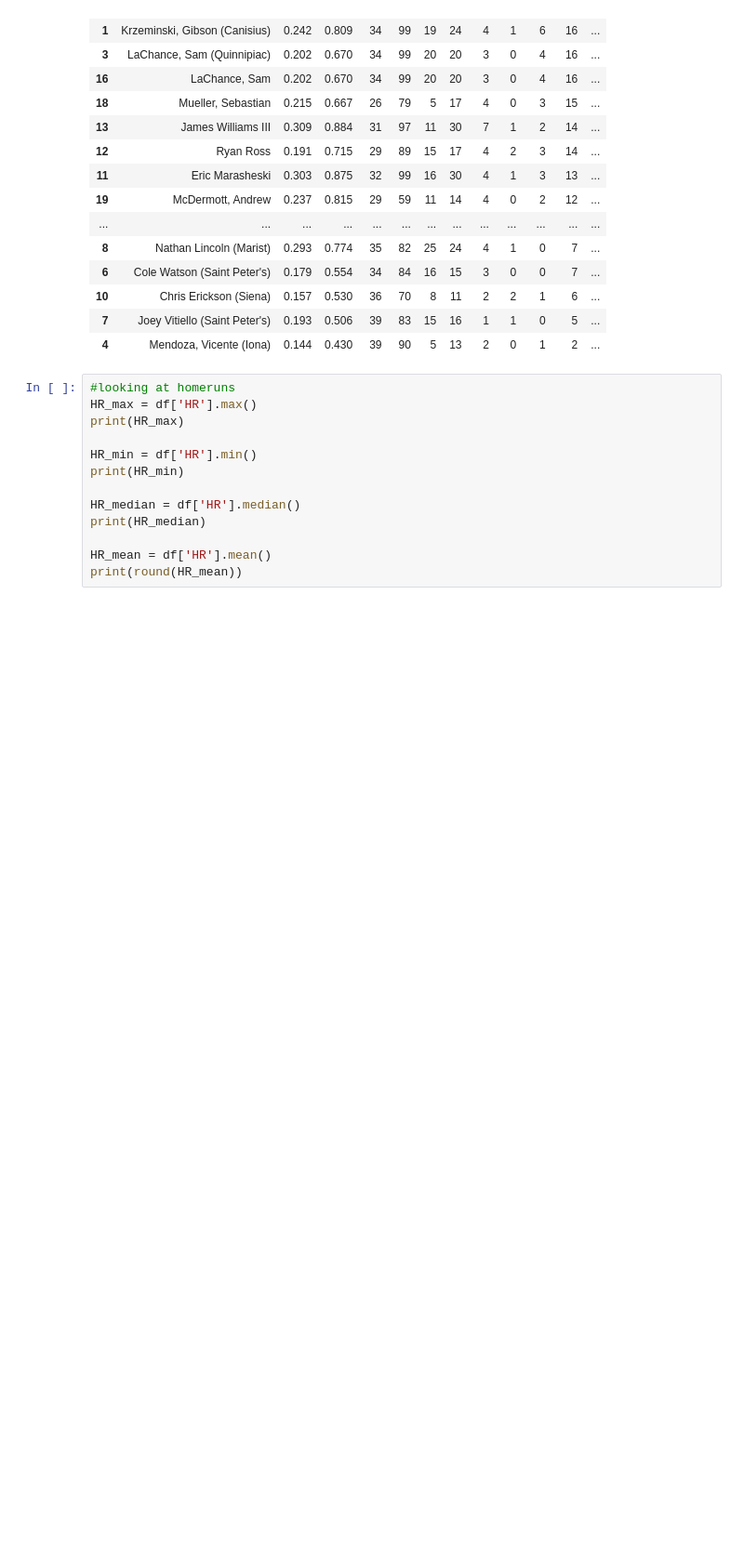
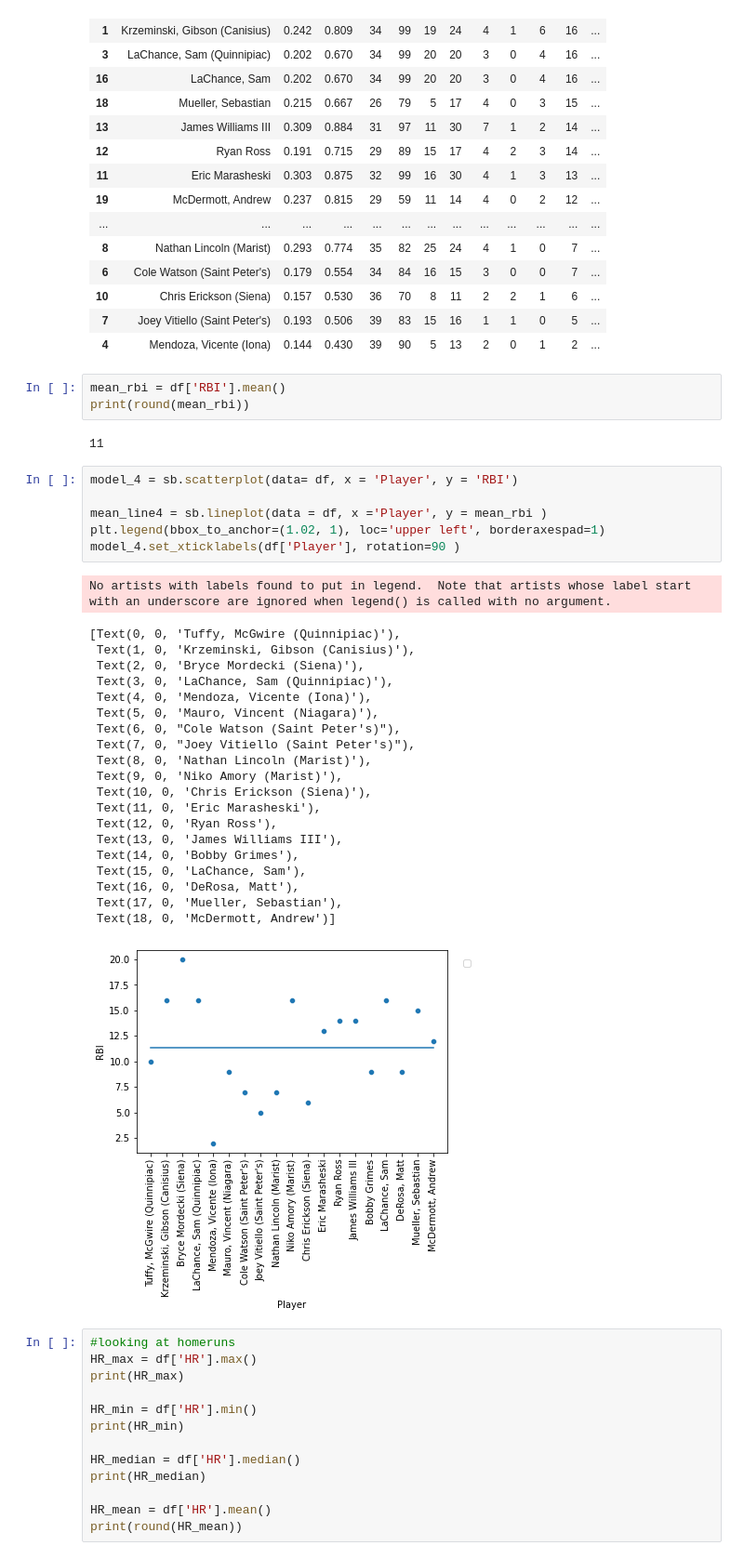
Before and after one commit to MicahlDeRosa/stats_overview, a Jupyter notebook: final_stats.ipynb, the cells around one changed output. Shown at 93% size. Drawn from its saved outputs; the diff is of its cells as text; blank space fills up the shorter version.

```diff
--- a/final_stats.ipynb
+++ b/final_stats.ipynb
@@ -292,6 +320,39 @@ df_rbi
 | 10 | Chris Erickson (Siena) | 0.157 | 0.530 | 36 | 70 | 8 | 11 | 2 | 2 | 1 | 6 | ... |
 | 7 | Joey Vitiello (Saint Peter's) | 0.193 | 0.506 | 39 | 83 | 15 | 16 | 1 | 1 | 0 | 5 | ... |
 | 4 | Mendoza, Vicente (Iona) | 0.144 | 0.430 | 39 | 90 | 5 | 13 | 2 | 0 | 1 | 2 | ... |
+# %%
+mean_rbi = df['RBI'].mean()
+print(round(mean_rbi))
+# %% [output]
+11
+# %%
+model_4 = sb.scatterplot(data= df, x = 'Player', y = 'RBI')
+
+mean_line4 = sb.lineplot(data = df, x ='Player', y = mean_rbi )
+plt.legend(bbox_to_anchor=(1.02, 1), loc='upper left', borderaxespad=1)
+model_4.set_xticklabels(df['Player'], rotation=90 )
+# %% [output]
+No artists with labels found to put in legend.  Note that artists whose label start with an underscore are ignored when legend() is called with no argument.
+[Text(0, 0, 'Tuffy, McGwire (Quinnipiac)'),
+ Text(1, 0, 'Krzeminski, Gibson (Canisius)'),
+ Text(2, 0, 'Bryce Mordecki (Siena)'),
+ Text(3, 0, 'LaChance, Sam (Quinnipiac)'),
+ Text(4, 0, 'Mendoza, Vicente (Iona)'),
+ Text(5, 0, 'Mauro, Vincent (Niagara)'),
+ Text(6, 0, "Cole Watson (Saint Peter's)"),
+ Text(7, 0, "Joey Vitiello (Saint Peter's)"),
+ Text(8, 0, 'Nathan Lincoln (Marist)'),
+ Text(9, 0, 'Niko Amory (Marist)'),
+ Text(10, 0, 'Chris Erickson (Siena)'),
+ Text(11, 0, 'Eric Marasheski'),
+ Text(12, 0, 'Ryan Ross'),
+ Text(13, 0, 'James Williams III'),
+ Text(14, 0, 'Bobby Grimes'),
+ Text(15, 0, 'LaChance, Sam'),
+ Text(16, 0, 'DeRosa, Matt'),
+ Text(17, 0, 'Mueller, Sebastian'),
+ Text(18, 0, 'McDermott, Andrew')]
+[figure, added]
 # %%
 #looking at homeruns
 HR_max = df['HR'].max()
```
Also changed, not shown: parts of 2 cells of this notebook.
